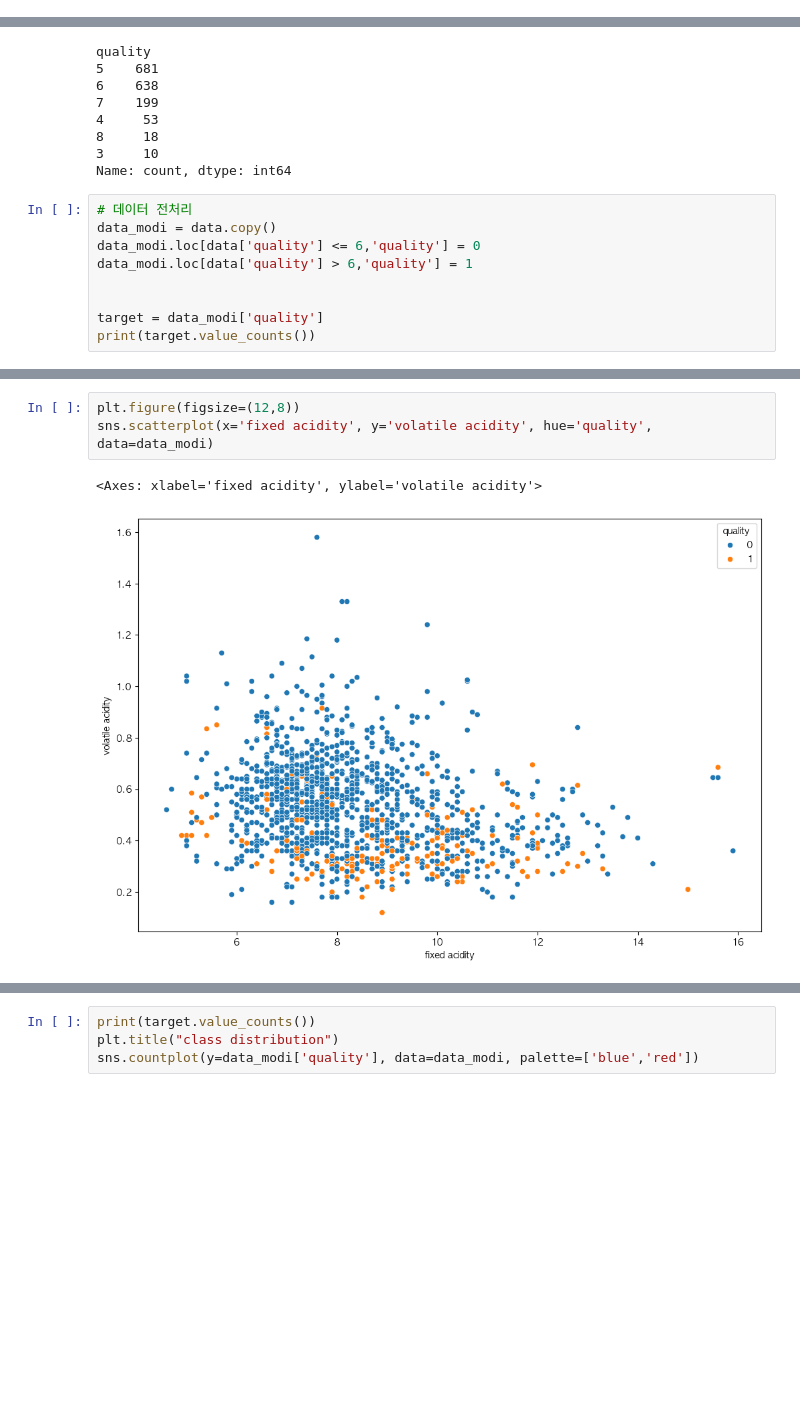
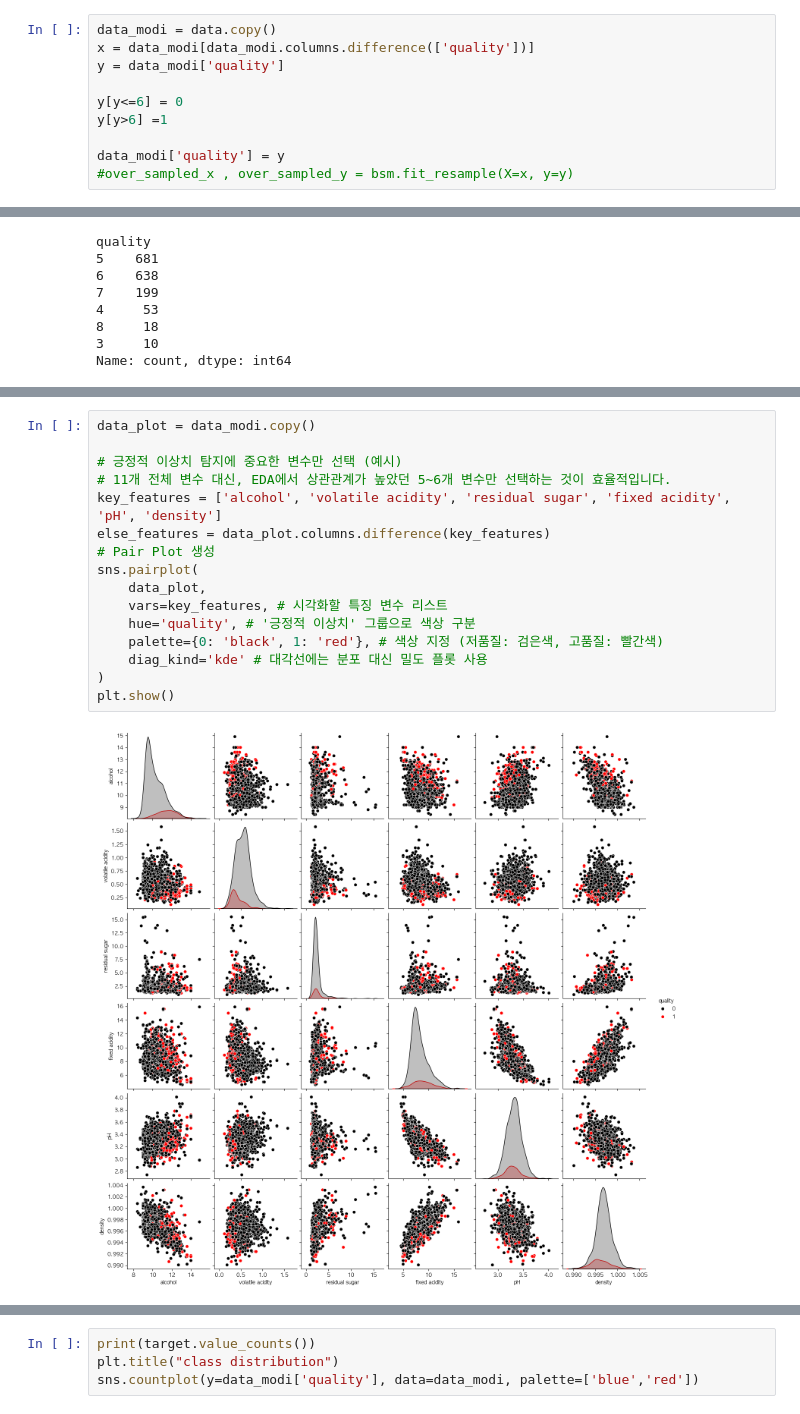
Before and after one commit to basamg912/imbalanced-anomaly-detection, a Jupyter notebook: notebooks/check.ipynb, the cells around one changed output, grey strips where cells are left out. Cells and saved outputs as stored; diff of their text form; blank space fills up the shorter version.

```diff
--- a/notebooks/check.ipynb
+++ b/notebooks/check.ipynb
@@ -55,6 +60,16 @@ feature 갯수 :     12
 | 2 | 7.8 | 0.76 | 0.04 | 2.3 | 0.092 | 15.0 | ... |
 | 3 | 11.2 | 0.28 | 0.56 | 1.9 | 0.075 | 17.0 | ... |
 | 4 | 7.4 | 0.70 | 0.00 | 1.9 | 0.076 | 11.0 | ... |
+# %%
+data_modi = data.copy()
+x = data_modi[data_modi.columns.difference(['quality'])]
+y = data_modi['quality']
+
+y[y<=6] = 0
+y[y>6] =1
+
+data_modi['quality'] = y
+#over_sampled_x , over_sampled_y = bsm.fit_resample(X=x, y=y)
 # %%
 data.describe()
 # %% [output]
@@ -80,12 +95,3 @@ quality
 8     18
 3     10
 Name: count, dtype: int64
-# %%
-# 데이터 전처리
-data_modi = data.copy()
-data_modi.loc[data['quality'] <= 6,'quality'] = 0
-data_modi.loc[data['quality'] > 6,'quality'] = 1
-
-
-target = data_modi['quality']
-print(target.value_counts())
@@ -97,6 +105,18 @@ Name: count, dtype: int64
 # %%
-plt.figure(figsize=(12,8))
-sns.scatterplot(x='fixed acidity', y='volatile acidity', hue='quality', data=data_modi)
+data_plot = data_modi.copy()
+
+# 긍정적 이상치 탐지에 중요한 변수만 선택 (예시)
+# 11개 전체 변수 대신, EDA에서 상관관계가 높았던 5~6개 변수만 선택하는 것이 효율적입니다.
+key_features = ['alcohol', 'volatile acidity', 'residual sugar', 'fixed acidity', 'pH', 'density']
+else_features = data_plot.columns.difference(key_features)
+# Pair Plot 생성
+sns.pairplot(
+    data_plot,
+    vars=key_features, # 시각화할 특징 변수 리스트
+    hue='quality', # '긍정적 이상치' 그룹으로 색상 구분
+    palette={0: 'black', 1: 'red'}, # 색상 지정 (저품질: 검은색, 고품질: 빨간색)
+    diag_kind='kde' # 대각선에는 분포 대신 밀도 플롯 사용
+)
+plt.show()
 # %% [output]
-<Axes: xlabel='fixed acidity', ylabel='volatile acidity'>
-[figure, old version]
+[figure, new version]
```
Also changed, not shown: parts of 81 cells of this notebook.
